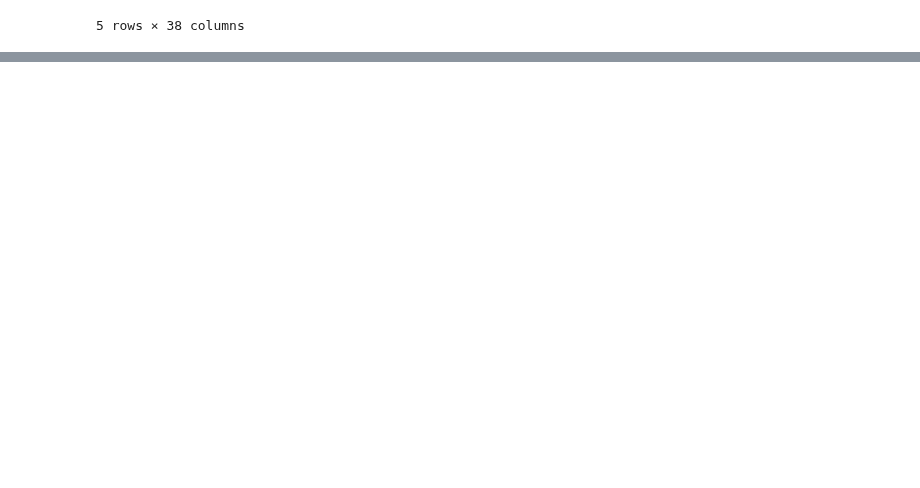
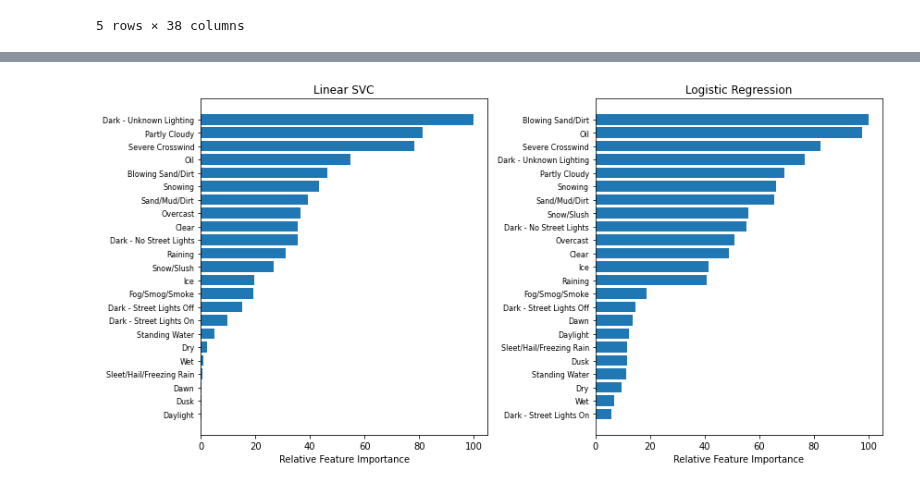
Before and after one commit to jstr0em/coursera-capstone, a Jupyter notebook: main.ipynb, the cells around one changed output, grey strips where cells are left out. Drawn from its saved outputs; the diff is of its cells as text; code cells hidden in the pictures; blank space fills up the shorter version.

```diff
--- a/main.ipynb
+++ b/main.ipynb
@@ -232,0 +356,39 @@ The F1-score for Tree is  0.8252775766352884
+# %%
+def plot_relative_feature_importance(ax, clf):
+    # calculates the relative importance of each feature
+    feature_importance = abs(clf.coef_[0])
+    feature_importance = 100.0 * (feature_importance / feature_importance.max())
+
+    # sorts the features by importance
+    sorted_idx = np.argsort(feature_importance)
+
+    # positions of the bars
+    pos = np.arange(sorted_idx.shape[0]) + .5
+
+    # plots the relative importance as bars
+    ax.barh(pos, feature_importance[sorted_idx], align='center')
+
+    # add ticks and labels on the axes
+    ax.set_yticks(pos)
+    ax.set_yticklabels(labels[sorted_idx], fontsize=8)
+    ax.set_xlabel('Relative Feature Importance')
+
+    return ax
+
+# gets the feature names used in the models and cleans them up a bit
+X_train_res.columns = enc.get_feature_names()
+labels = np.array([val[3:] for val in X_train_res.columns])
+
+
+# plots the figure
+fig, (ax1, ax2) = plt.subplots(1,2, figsize=(12,6))
+
+ax1 = plot_relative_feature_importance(ax1, svc_res)
+ax2 = plot_relative_feature_importance(ax2, lr_res)
+
+ax1.set_title('Linear SVC')
+ax2.set_title('Logistic Regression')
+
+fig.tight_layout()
+# %% [output]
+[figure, added]
```
Also changed, not shown: parts of 52 cells of this notebook.
